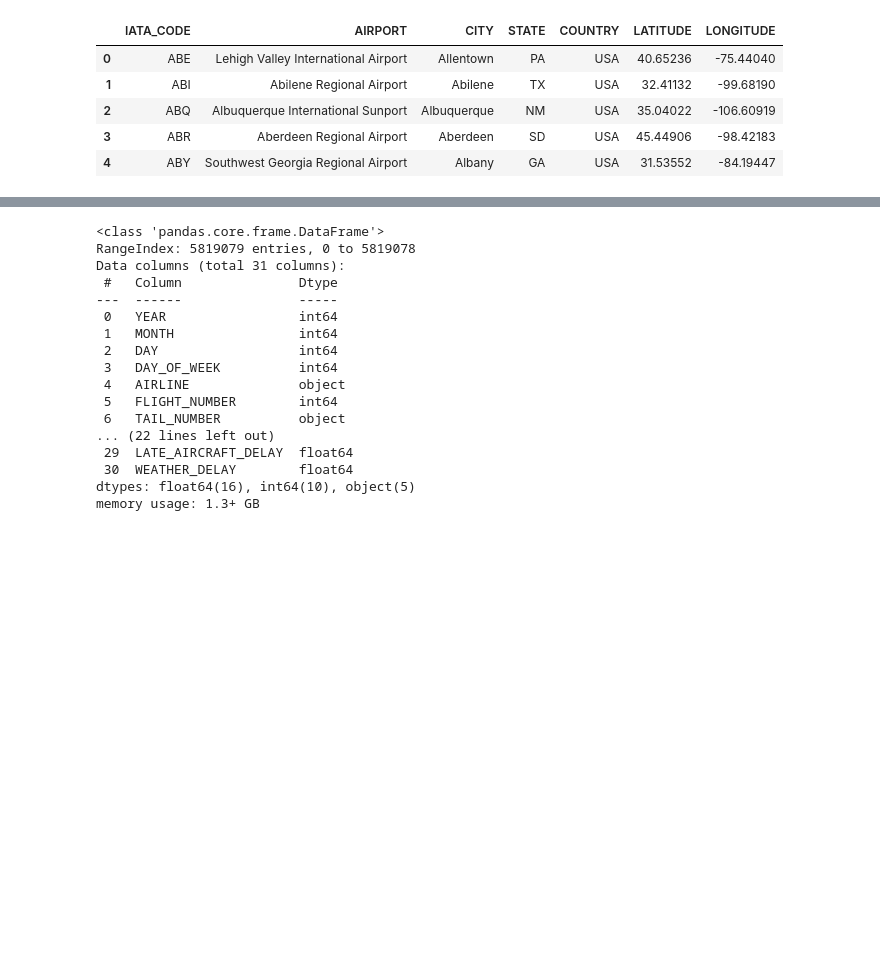
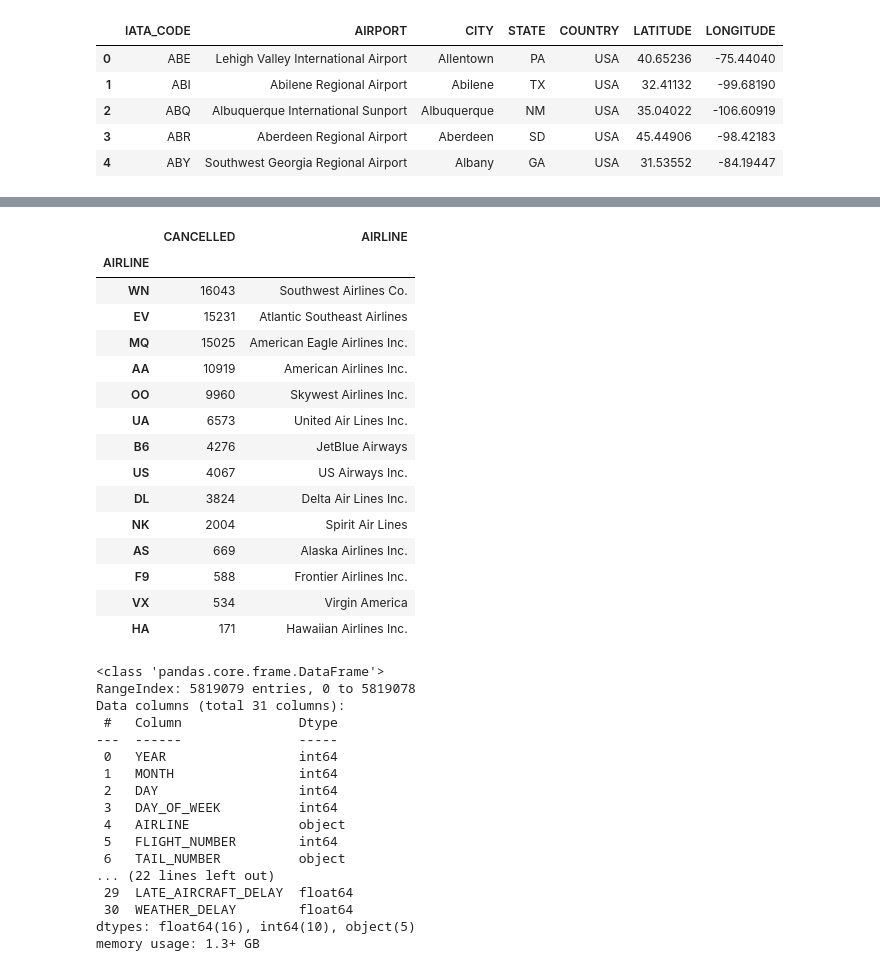
Before and after one commit to EmilioGinzo/Flight-delay, a Jupyter notebook: Project_p676p627_Emilio.ipynb, the cells around one changed output, grey strips where cells are left out. Saved outputs shown, nothing was run; the diff lists cells and outputs as text; code cells hidden in the pictures; blank space fills up the shorter version.

Commit message:
add some data analytics

```diff
--- a/Project_p676p627_Emilio.ipynb
+++ b/Project_p676p627_Emilio.ipynb
@@ -103,0 +98,5 @@ df_airports
+# %%
+#finding the total cancelled flights for each airline
+cancelled_flights_for_airline = df_flights[df_flights['CANCELLED']==1].groupby('AIRLINE')['CANCELLED'].count()
+# %%
+cancelled_flights_for_airline.sort_values(ascending=False, inplace=True)
@@ -104,3 +140,24 @@ df_airports
+# %%
+df_cancelled_flights_for_airline = pd.DataFrame(cancelled_flights_for_airline)
+df_cancelled_flights_for_airline = df_cancelled_flights_for_airline.join(df_airlines.set_index('IATA_CODE'), on='AIRLINE').sort_values(by='CANCELLED', ascending=False)
+df_cancelled_flights_for_airline
+# %% [output]
+|  | CANCELLED | AIRLINE |
+| AIRLINE |  |  |
+| WN | 16043 | Southwest Airlines Co. |
+| EV | 15231 | Atlantic Southeast Airlines |
+| MQ | 15025 | American Eagle Airlines Inc. |
+| AA | 10919 | American Airlines Inc. |
+| OO | 9960 | Skywest Airlines Inc. |
+| UA | 6573 | United Air Lines Inc. |
+| B6 | 4276 | JetBlue Airways |
+| US | 4067 | US Airways Inc. |
+| DL | 3824 | Delta Air Lines Inc. |
+| NK | 2004 | Spirit Air Lines |
+| AS | 669 | Alaska Airlines Inc. |
+| F9 | 588 | Frontier Airlines Inc. |
+| VX | 534 | Virgin America |
+| HA | 171 | Hawaiian Airlines Inc. |
 # %%
 df_flights.info()
 # %% [output]
```
Also changed, not shown: parts of 10 cells of this notebook.
